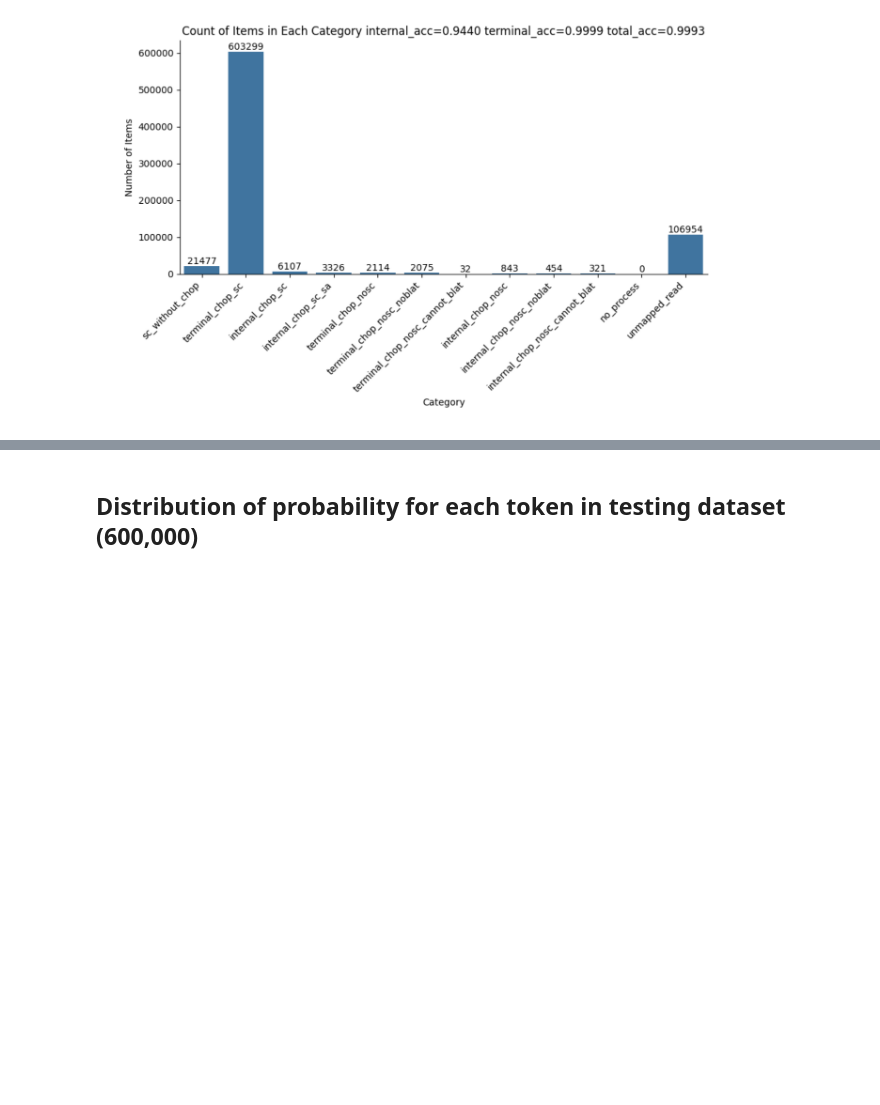
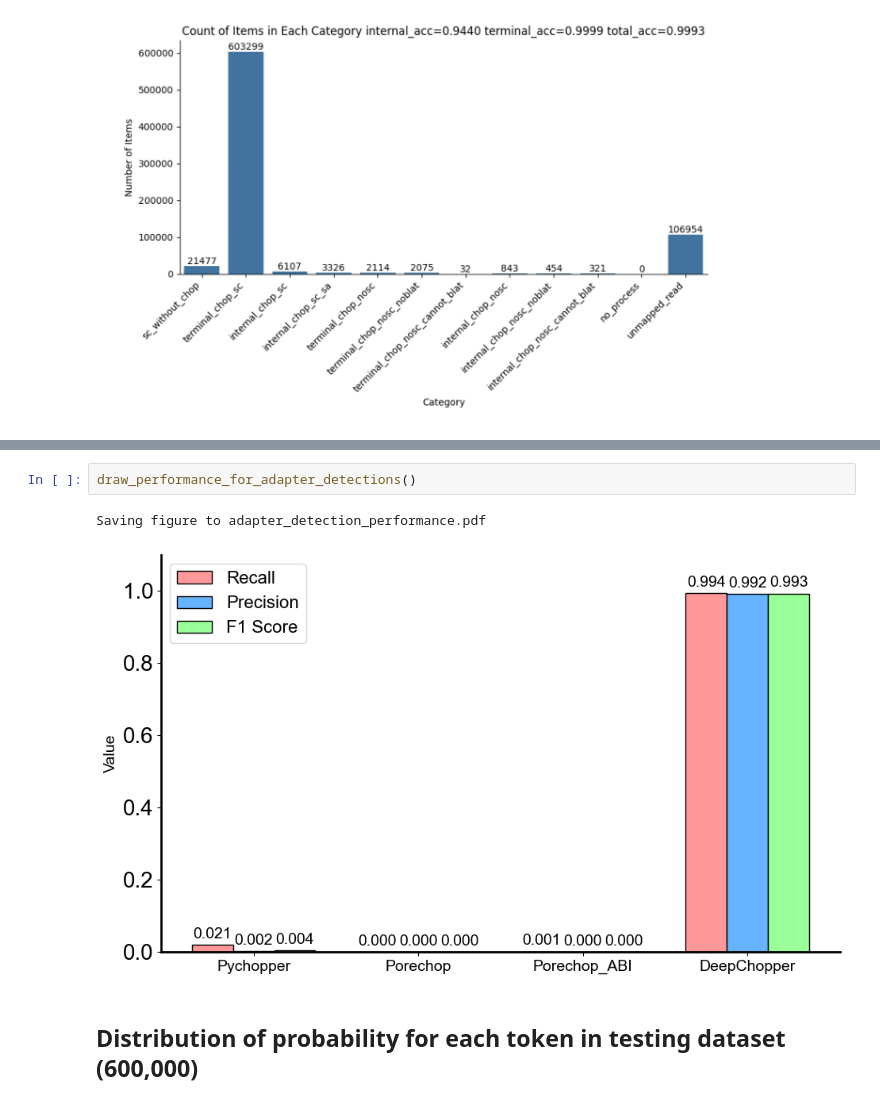
Before and after one commit to cauliyang/deepchopper-paper, a Jupyter notebook: figures/figures.ipynb, the cells around one changed output, grey strips where cells are left out. Drawn from its saved outputs; the diff is of its cells as text; blank space fills up the shorter version.

Commit message:
add figures

```diff
--- a/figures/figures.ipynb
+++ b/figures/figures.ipynb
@@ -2669,3 +2989,8 @@ Text(0, 0.5, 'Value')
+# %%
+draw_performance_for_adapter_detections()
+# %% [output]
+Saving figure to adapter_detection_performance.pdf
+[figure, added]
 # %% [markdown]
 ## Distribution of probability for each token in testing dataset (600,000)
 # %%
```
Also changed, not shown: parts of 90 cells of this notebook, 6 other files.
